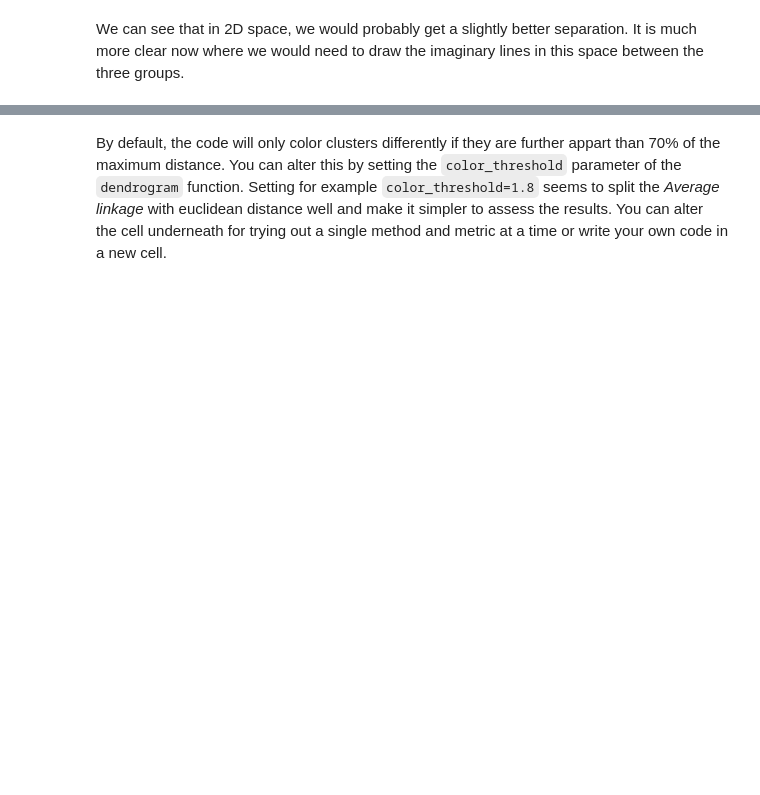
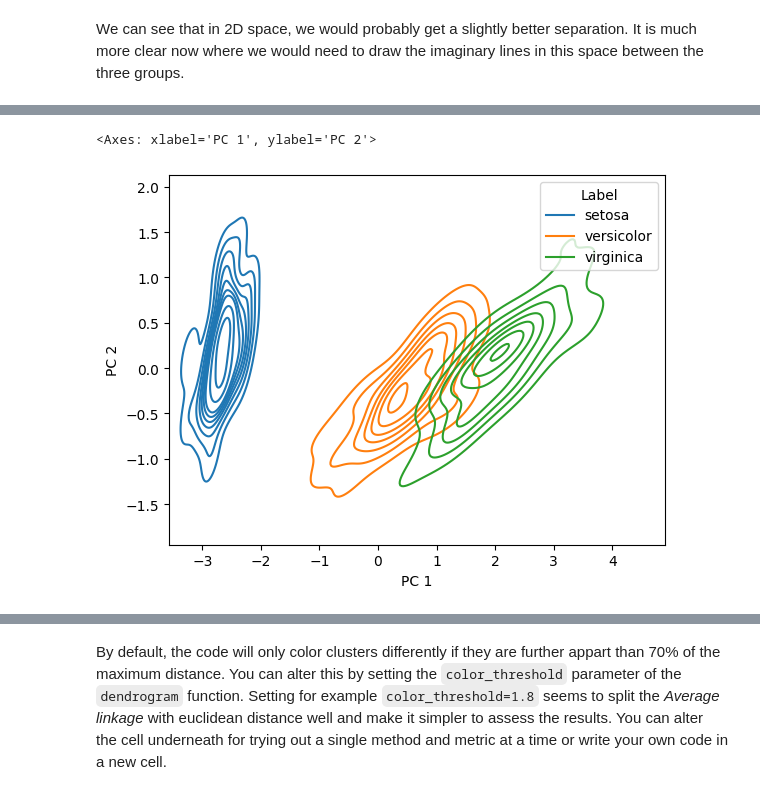
Before and after one commit to CDDLeiden/ULLA2023-Leiden, a Jupyter notebook: practicals/01_plotting_unsupervised/unsupervised.ipynb, the cells around one changed output, grey strips where cells are left out. Cells and saved outputs as stored; diff of their text form; code cells hidden in the pictures; blank space fills up the shorter version.

```diff
--- a/practicals/01_plotting_unsupervised/unsupervised.ipynb
+++ b/practicals/01_plotting_unsupervised/unsupervised.ipynb
@@ -200,0 +216,4 @@ More distance metrics can be found in the [SciPy pdist](https://docs.scipy.org/d
+# %%
+df_transformed = pd.DataFrame(X_transformed[:,0:2], columns=["PC 1", "PC 2"])
+df_transformed["Label"] = df.Label
+df_transformed
@@ -200,0 +234,5 @@ More distance metrics can be found in the [SciPy pdist](https://docs.scipy.org/d
+# %%
+sns.kdeplot(data=df_transformed, x="PC 1", y="PC 2", hue="Label")
+# %% [output]
+<Axes: xlabel='PC 1', ylabel='PC 2'>
+[figure, added]
```
Also changed, not shown: parts of 12 cells of this notebook.
